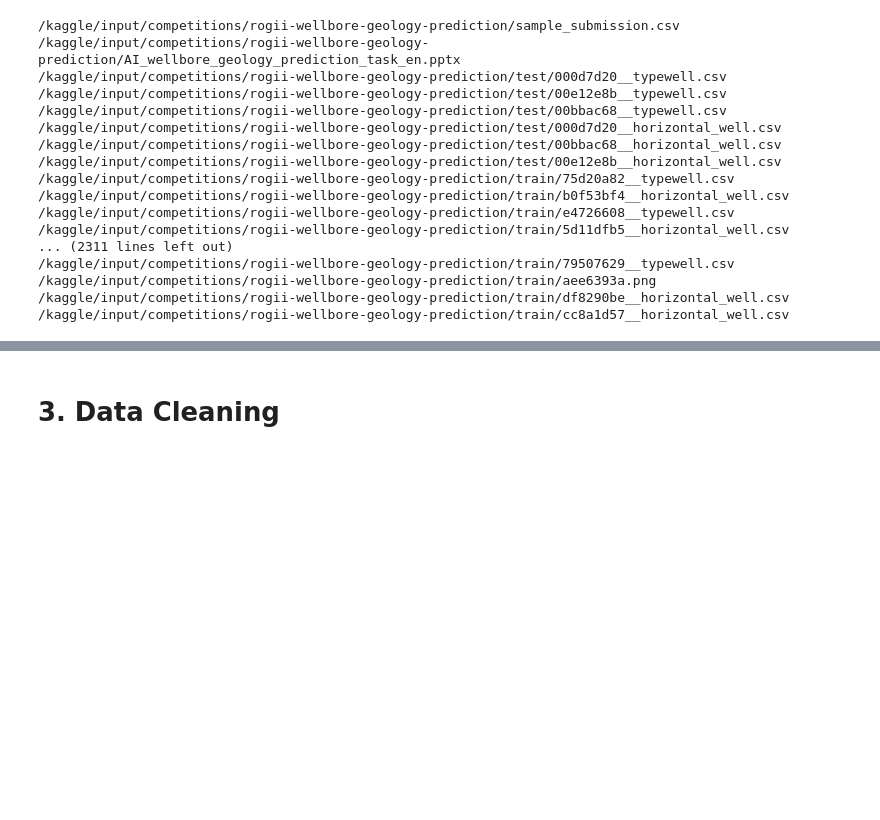
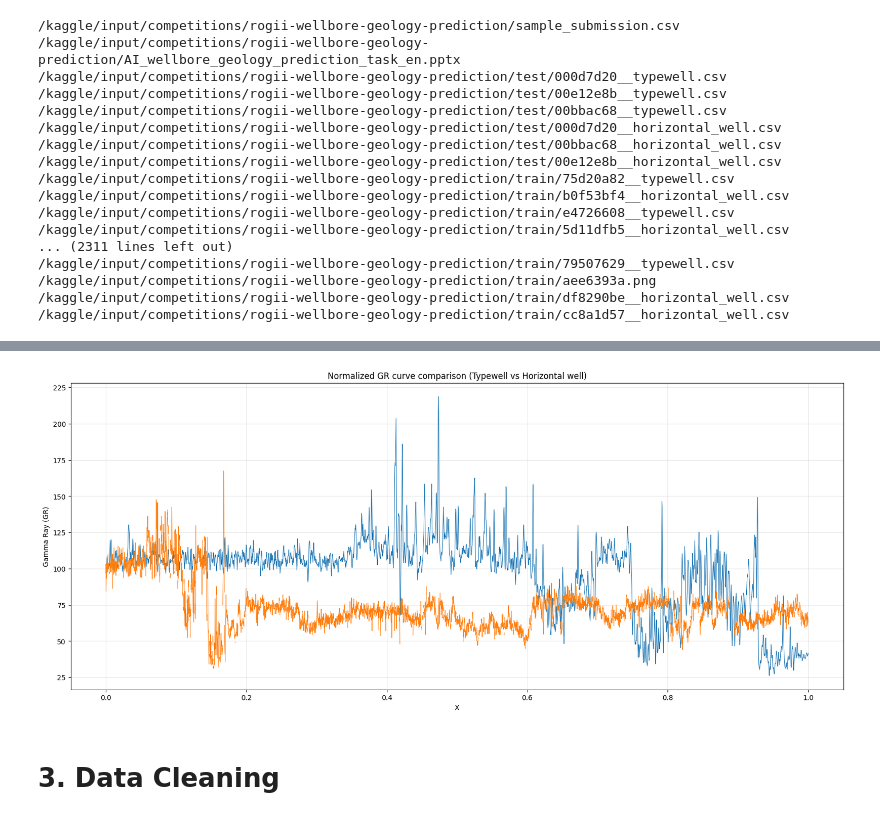
Before and after one commit to SarahBour/ROGII---Wellbore-Geology-Prediction, a Jupyter notebook: rogii-wellbore-geology-prediction.ipynb, the cells around one changed output, grey strips where cells are left out. Saved outputs shown, nothing was run; the diff lists cells and outputs as text; code cells hidden in the pictures; blank space fills up the shorter version.

```diff
--- a/rogii-wellbore-geology-prediction.ipynb
+++ b/rogii-wellbore-geology-prediction.ipynb
@@ -208,0 +254,20 @@ plt.show()
+# %%
+# Quick visual check: do the two GR curves have a similar shape/pattern?
+# This does NOT find the actual TVT match — it's just eyeballing texture before
+# building the real sliding-window correlation function.
+
+# normalising for a cleaner look
+tw_norm = (tw_df['TVT']- tw_df['TVT'].min())/ (tw_df['TVT'].max() - tw_df['TVT'].min())
+h_norm = (h_df['MD'] - h_df['MD'].min()) / (h_df['MD'].max() - h_df['MD'].min())
+
+#plotting
+plt.figure(figsize = (20,8))
+plt.plot(tw_norm, tw_df['GR'], linewidth = 0.8 , label = 'Typewell GR')
+plt.plot(h_norm, h_df['GR'], linewidth = 0.8, label = 'Horizontal Well GR')
+plt.xlabel("X")
+plt.ylabel("Gamma Ray (GR)")
+plt.title("Normalized GR curve comparison (Typewell vs Horizontal well)")
+plt.grid(True, alpha = 0.3)
+plt.show()
+# %% [output]
+[figure, added]
```
Also changed, not shown: parts of 16 cells of this notebook.
